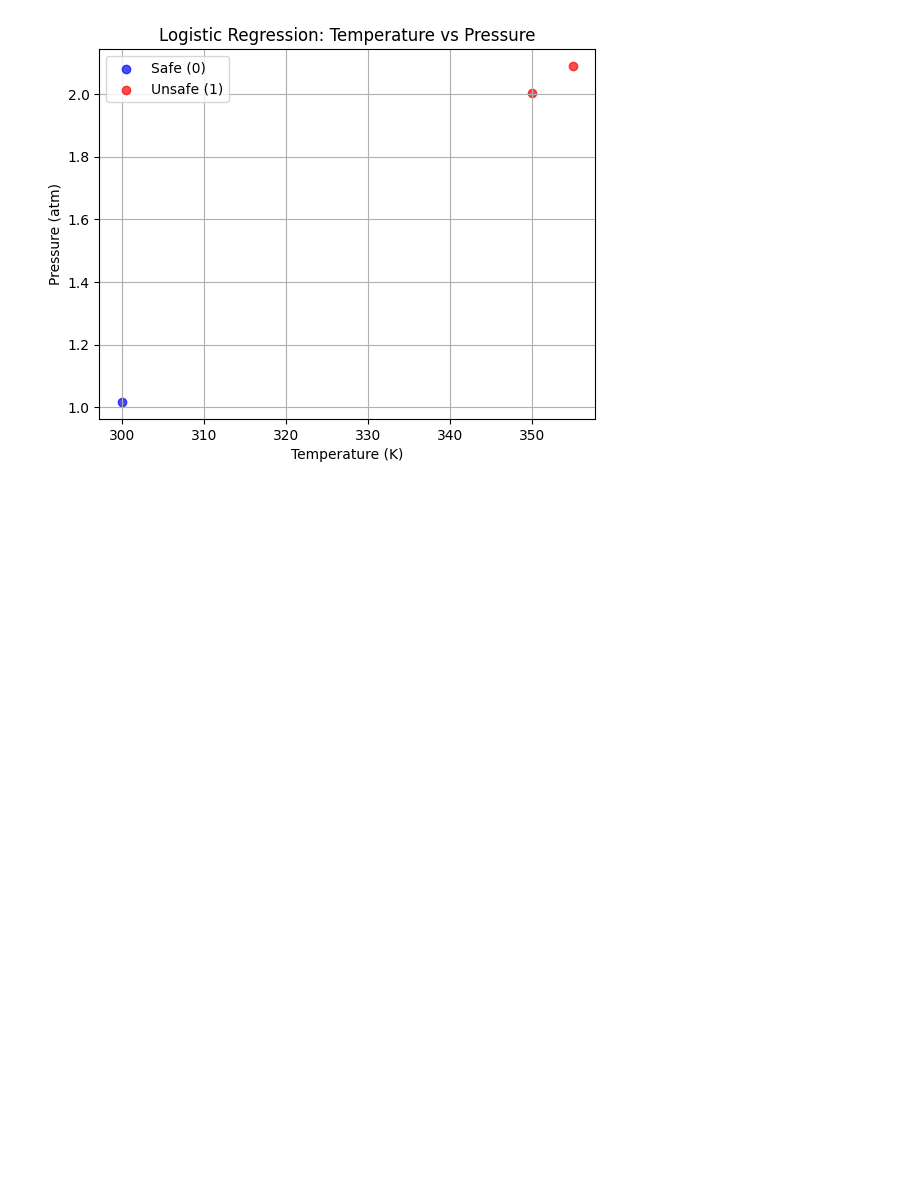
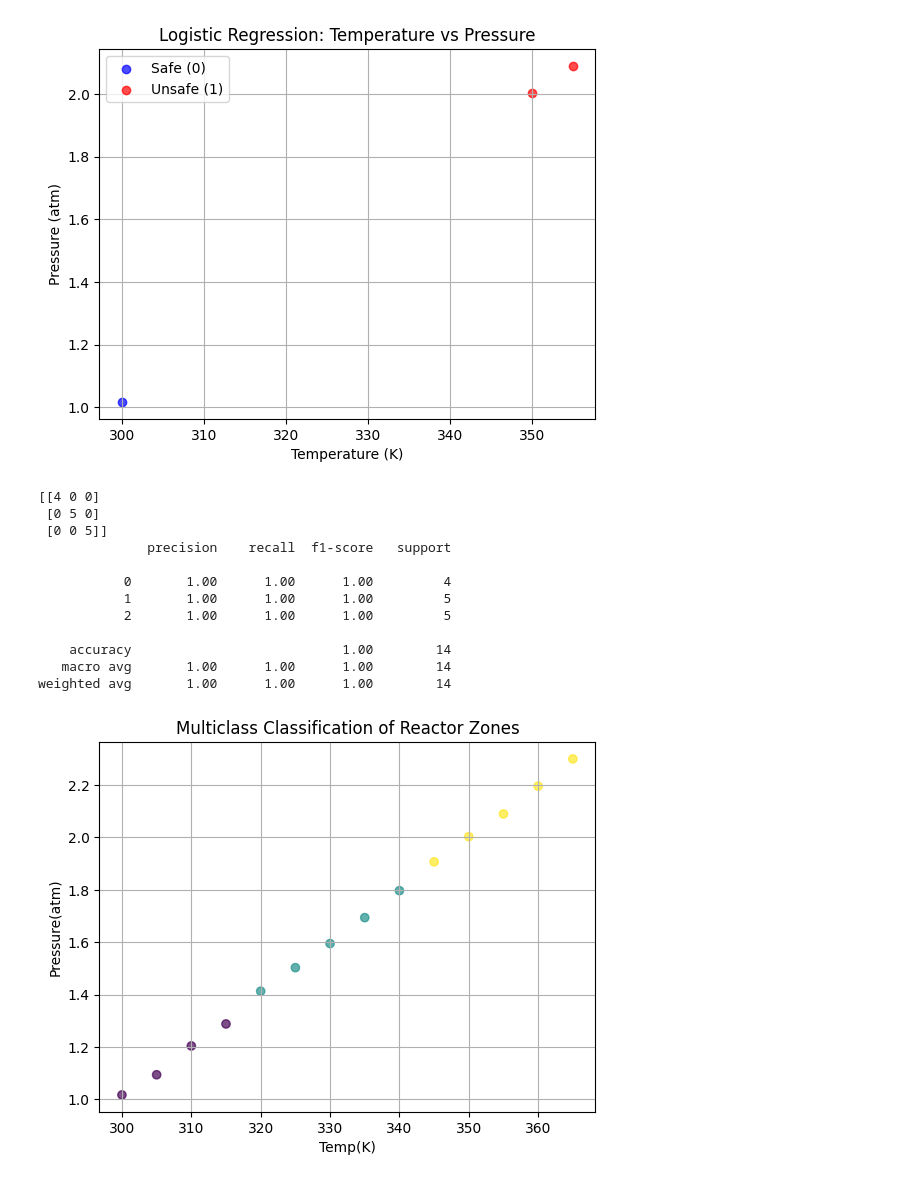
Before and after one commit to khairulamirn/ML--AI-, a Jupyter notebook: Week4_Supervised_Learning.ipynb, the cells around one changed output. Drawn from its saved outputs; the diff is of its cells as text; code cells hidden in the pictures; blank space fills up the shorter version.

```diff
--- a/Week4_Supervised_Learning.ipynb
+++ b/Week4_Supervised_Learning.ipynb
@@ -270,3 +270,72 @@ plt.show()
    macro avg       1.00      1.00      1.00         3
 weighted avg       1.00      1.00      1.00         3
 [figure]
+# %%
+#Week 4 - Day 5: Multiclass Classification
+# More than 2 classes
+# Data scatter using all the data points no train or test (for studying only)
+
+import numpy as np
+import pandas as pd
+import matplotlib.pyplot as plt
+from sklearn.linear_model import LogisticRegression
+from sklearn.model_selection import train_test_split
+from sklearn.metrics import classification_report, confusion_matrix
+
+# load Data
+data = pd.read_csv('reactor_data_sample.csv').dropna()
+
+# Crate labels (3 classes)
+def label_zone(t, p):
+    if t < 320 and p < 1.413:
+        return 0 # Safe
+    elif t < 345 and p < 1.907:
+        return 1 # Warning
+    else:
+        return 2 # Danger
+
+# “For every (Temp, Pressure) pair in the dataset, call label_zone() and store the results in a NumPy array called labels.”
+labels = np.array([label_zone(t, p) for t, p in zip(data["Temp(K)"], data["Pressure(atm)"])])
+
+# DataFrame
+df = pd.DataFrame({
+    "Temp(K)": data["Temp(K)"],
+    "Pressure(atm)": data["Pressure(atm)"],
+    "Zone": labels
+})
+
+# Split data
+X = df[["Temp(K)", "Pressure(atm)"]]
+y = df["Zone"]
+X_train, X_test, y_train, y_test = train_test_split(X, y, test_size=0.2, random_state=1)
+
+# Train multiclass logistic regression
+model = LogisticRegression(multi_class='multinomial', solver='lbfgs', max_iter=1000)
+model.fit(X, y)
+
+# Evaluate
+y_pred = model.predict(X)
+print(confusion_matrix(y, y_pred))
+print(classification_report(y, y_pred))
+
+# plot predict
+plt.scatter(X["Temp(K)"], X["Pressure(atm)"], c=y_pred, cmap='viridis', alpha=0.7)
+plt.xlabel("Temp(K)")
+plt.ylabel("Pressure(atm)")
+plt.title("Multiclass Classification of Reactor Zones")
+plt.grid(True)
+plt.show()
+# %% [output]
+[[4 0 0]
+ [0 5 0]
+ [0 0 5]]
+              precision    recall  f1-score   support
+
+           0       1.00      1.00      1.00         4
+           1       1.00      1.00      1.00         5
+           2       1.00      1.00      1.00         5
+
+    accuracy                           1.00        14
+   macro avg       1.00      1.00      1.00        14
+weighted avg       1.00      1.00      1.00        14
+[figure, added]
```
Also changed, not shown: 1 other file.
